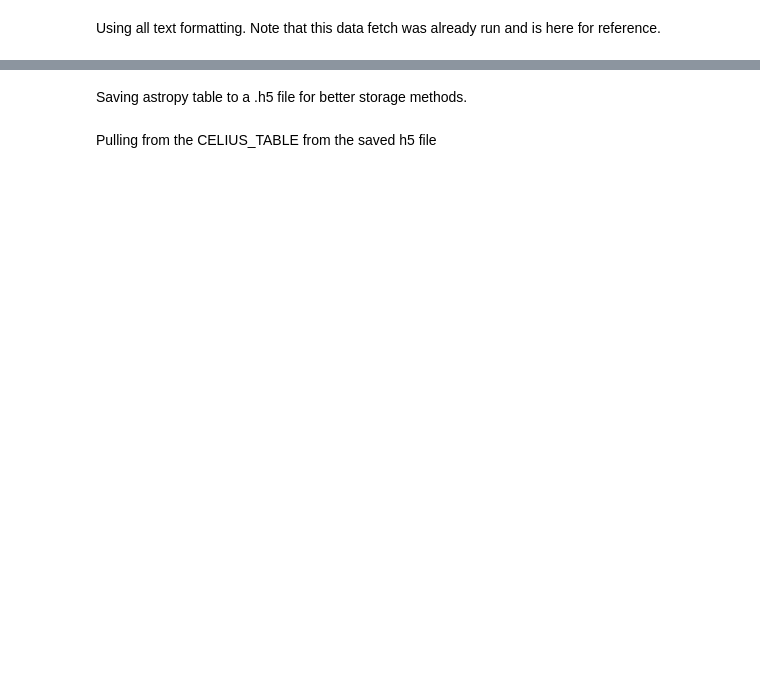
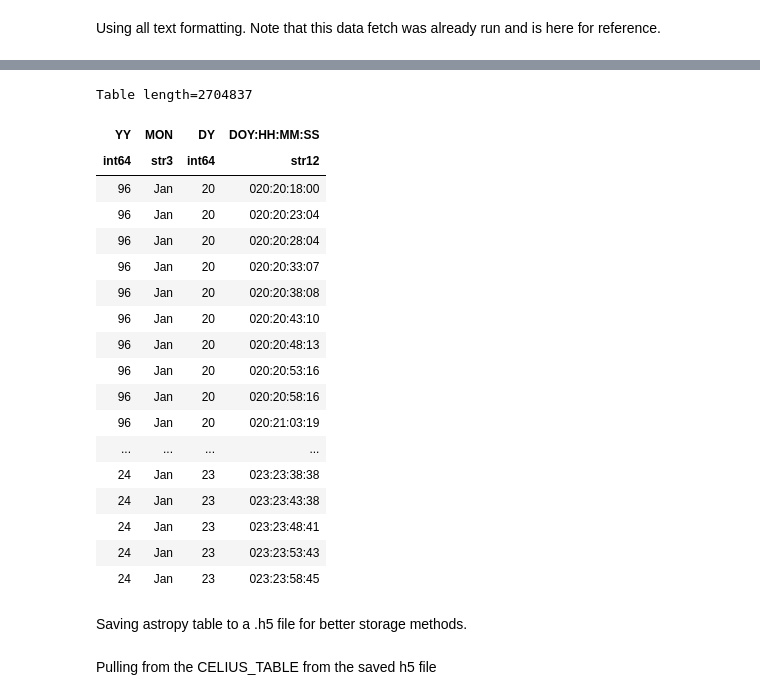
Before and after one commit to chandra-mta/mtanb, a Jupyter notebook: ACE_RNN/prototype_data_fetch.ipynb, the cells around one changed output, grey strips where cells are left out. Drawn from its saved outputs; the diff is of its cells as text; code cells hidden in the pictures; blank space fills up the shorter version.

```diff
--- a/ACE_RNN/prototype_data_fetch.ipynb
+++ b/ACE_RNN/prototype_data_fetch.ipynb
@@ -96,3 +148,30 @@ Using all text formatting. Note that this data fetch was already run and is here
+# %%
+#
+#--- Function to combined date and time columns into a single datetime column
+#
+selection = CELIAS_TABLE[CELIAS_COLNAMES[:4]]
+# %%
+selection
+# %% [output]
+Table length=2704837
+| YY | MON | DY | DOY:HH:MM:SS |
+| int64 | str3 | int64 | str12 |
+| 96 | Jan | 20 | 020:20:18:00 |
+| 96 | Jan | 20 | 020:20:23:04 |
+| 96 | Jan | 20 | 020:20:28:04 |
+| 96 | Jan | 20 | 020:20:33:07 |
+| 96 | Jan | 20 | 020:20:38:08 |
+| 96 | Jan | 20 | 020:20:43:10 |
+| 96 | Jan | 20 | 020:20:48:13 |
+| 96 | Jan | 20 | 020:20:53:16 |
+| 96 | Jan | 20 | 020:20:58:16 |
+| 96 | Jan | 20 | 020:21:03:19 |
+| ... | ... | ... | ... |
+| 24 | Jan | 23 | 023:23:38:38 |
+| 24 | Jan | 23 | 023:23:43:38 |
+| 24 | Jan | 23 | 023:23:48:41 |
+| 24 | Jan | 23 | 023:23:53:43 |
+| 24 | Jan | 23 | 023:23:58:45 |
 # %% [markdown]
 Saving astropy table to a .h5 file for better storage methods.
 # %%
```
Also changed, not shown: parts of 25 cells of this notebook.
